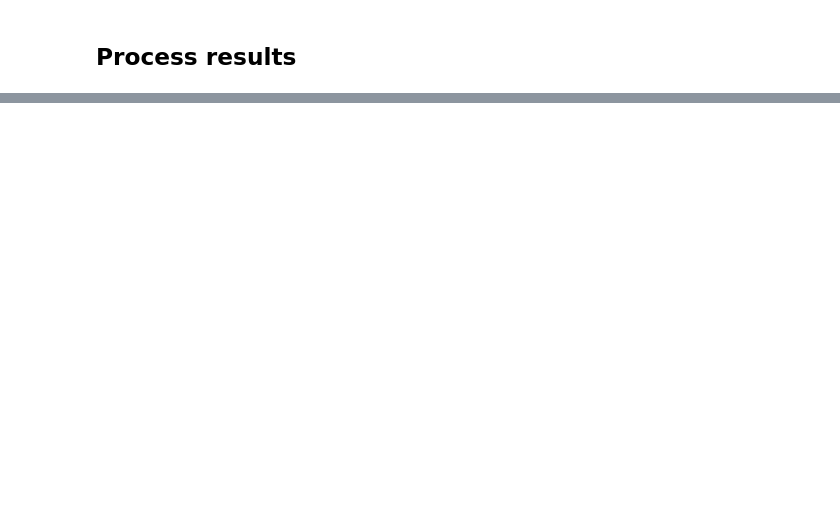
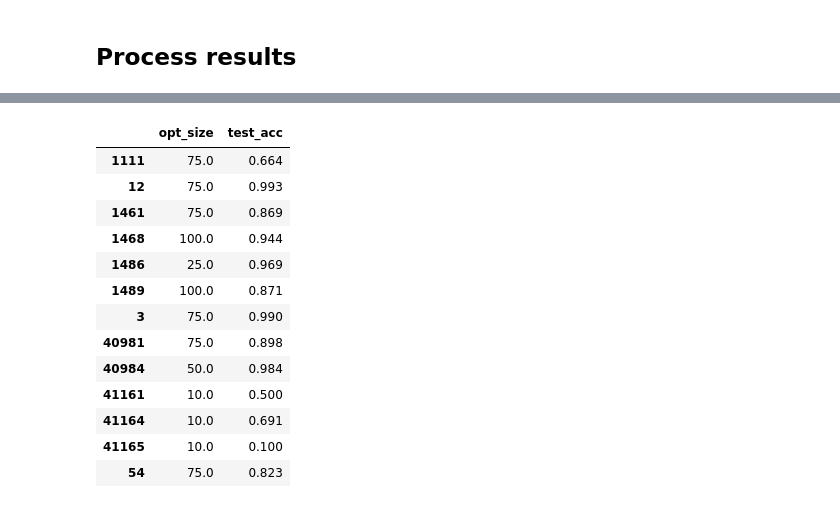
Before and after one commit to RichardMiddelkoop/AML_project_autosklearn_Px5_62275_-, a Jupyter notebook: grid_search/Analyze_results.ipynb, the cells around one changed output, grey strips where cells are left out. Saved outputs shown, nothing was run; the diff lists cells and outputs as text; code cells hidden in the pictures; blank space fills up the shorter version.

```diff
--- a/grid_search/Analyze_results.ipynb
+++ b/grid_search/Analyze_results.ipynb
@@ -504,0 +250,28 @@ g4 = Scatter_acc_meta_feature(res_df)
+# %%
+# Extract test accuracy
+res_dict = {k: {} for k in np.unique([k for res in list_res for k in res.keys()])}
+
+for i in range(len(res_opt_size)):
+    dataset, opt_size = res_opt_size.iloc[i,:]
+    for res in list_res:
+        for k, v in res.items():
+            if (k == dataset) and (opt_size in v['val_acc'].keys()):
+                res_dict[dataset].update({'opt_size': opt_size, 'test_acc': np.mean(v['acc'])})
+
+res_test = pd.DataFrame(res_dict).transpose()
+res_test.round({'opt_size': 0, 'test_acc': 3})
+# %% [output]
+|  | opt_size | test_acc |
+| 1111 | 75.0 | 0.664 |
+| 12 | 75.0 | 0.993 |
+| 1461 | 75.0 | 0.869 |
+| 1468 | 100.0 | 0.944 |
+| 1486 | 25.0 | 0.969 |
+| 1489 | 100.0 | 0.871 |
+| 3 | 75.0 | 0.990 |
+| 40981 | 75.0 | 0.898 |
+| 40984 | 50.0 | 0.984 |
+| 41161 | 10.0 | 0.500 |
+| 41164 | 10.0 | 0.691 |
+| 41165 | 10.0 | 0.100 |
+| 54 | 75.0 | 0.823 |
```
Also changed, not shown: parts of 51 cells of this notebook, 1 other file.
